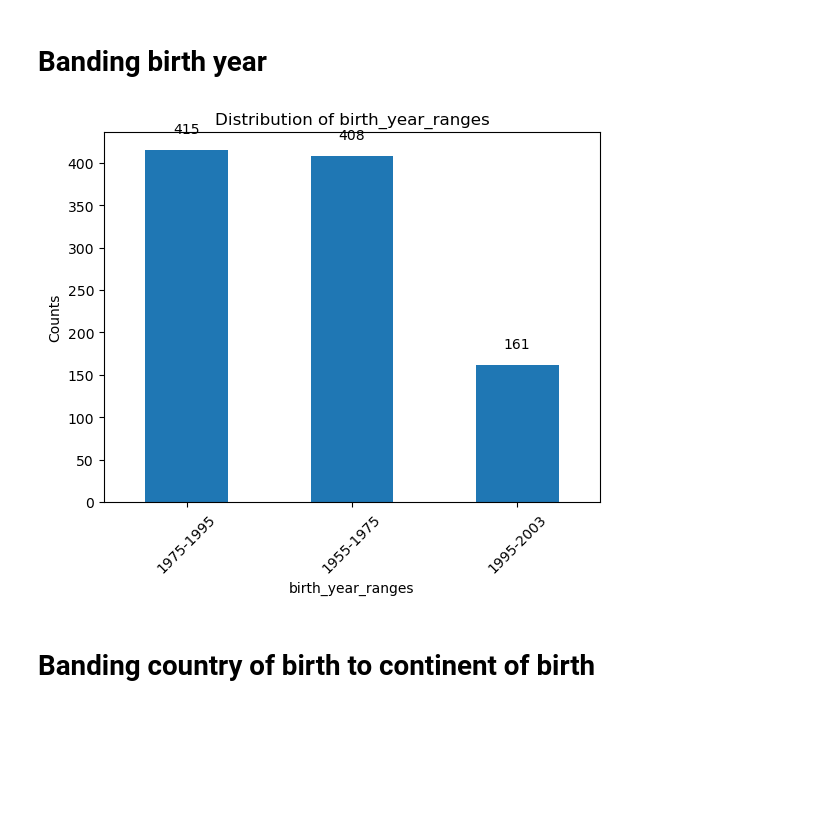
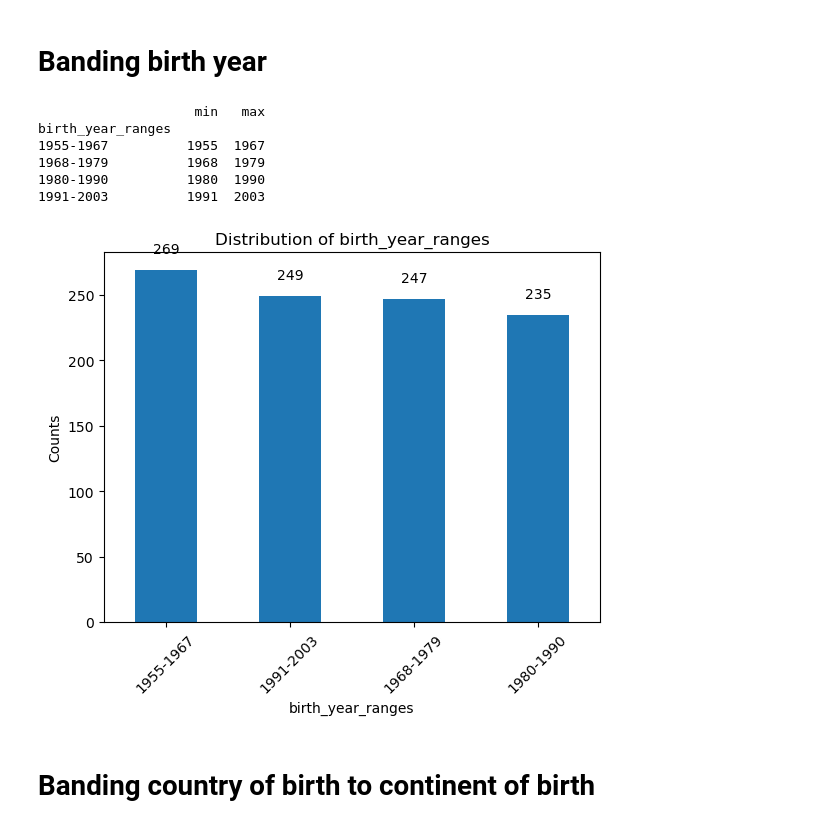
Before and after one commit to KHsuan/CDM_data_anonymisation, a Jupyter notebook: actual_final.ipynb, the cells around one changed output. Saved outputs shown, nothing was run; the diff lists cells and outputs as text; code cells hidden in the pictures; blank space fills up the shorter version.

```diff
--- a/actual_final.ipynb
+++ b/actual_final.ipynb
@@ -44,33 +44,39 @@ data['sample_ID'] = data.index.to_series().apply(generate_sample_id)
 # %%
 # Converting birth date to birth year
 birthDate = pd.to_datetime(data.birthdate, format='mixed')
 data['birth_year'] = pd.DatetimeIndex(birthDate).year
 
 # Looking at min and max of birth year
 min_birthyear = data['birth_year'].min() # 1955
 max_birthyear = data['birth_year'].max() # 2003
 
-# # Assuming you have already created 'birth_year_group'
-# group_labels = ['1955-1967', '1968-1979', '1980-1990', '1991-2003']
-# data['birth_year_ranges'] = pd.qcut(data['birth_year'], 4, labels=group_labels)
+# Assuming you have already created 'birth_year_group'
+group_labels = ['1955-1967', '1968-1979', '1980-1990', '1991-2003']
+data['birth_year_ranges'] = pd.qcut(data['birth_year'], 4, labels=group_labels)
 
-# # Group by the 'birth_year_group' and then find min and max of 'birth year' in each group
-# group_ranges = data.groupby('birth_year_ranges')['birth_year'].agg(['min', 'max'])
+# Group by the 'birth_year_group' and then find min and max of 'birth year' in each group
+group_ranges = data.groupby('birth_year_ranges')['birth_year'].agg(['min', 'max'])
 
-# print(group_ranges)
+print(group_ranges)
 
 
-# Creating groups with 15 years range
-birthyear_bins = ["1955", "1975", "1995", "2003"]
-birthyear_labels = ["1955-1975", "1975-1995", "1995-2003"]
+# # Creating groups with 15 years range
+# birthyear_bins = ["1955", "1975", "1995", "2003"]
+# birthyear_labels = ["1955-1975", "1975-1995", "1995-2003"]
 
-# Banding heights into specified ranges
-data['birth_year_ranges'] = pd.cut(data['birth_year'], bins=birthyear_bins, labels=birthyear_labels, right=False)
+# # Banding heights into specified ranges
+# data['birth_year_ranges'] = pd.cut(data['birth_year'], bins=birthyear_bins, labels=birthyear_labels, right=False)
 
 # Showing counts of height ranges
 plot_column_counts_with_annotations(data, 'birth_year_ranges')
 # %% [output]
+                    min   max
+birth_year_ranges
+1955-1967          1955  1967
+1968-1979          1968  1979
+1980-1990          1980  1990
+1991-2003          1991  2003
-[figure, old version]
+[figure, new version]
 # %% [markdown]
 # Banding country of birth to continent of birth
 # %%
```
Also changed, not shown: parts of 4 cells of this notebook, 2 other files.
